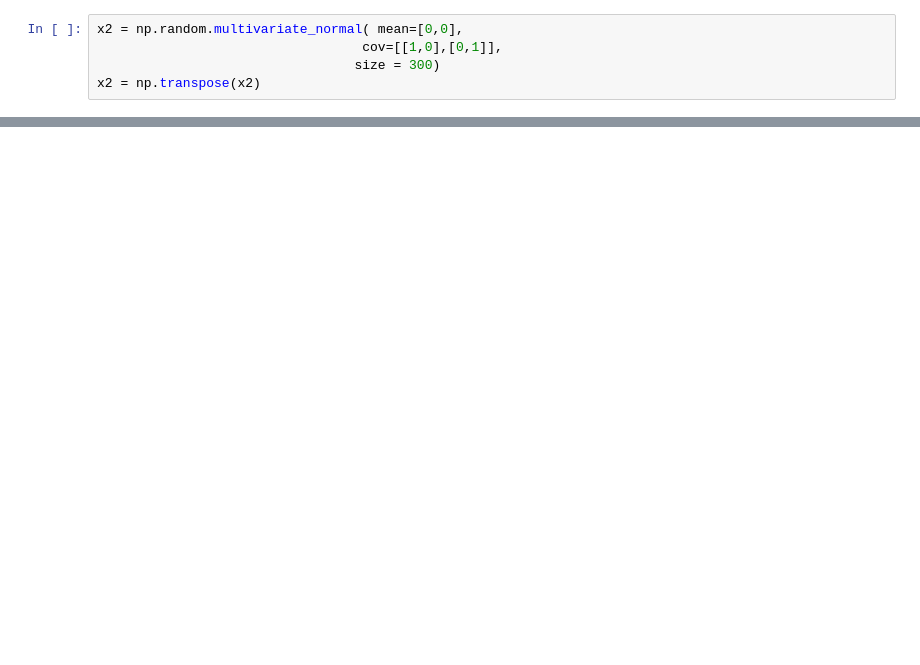
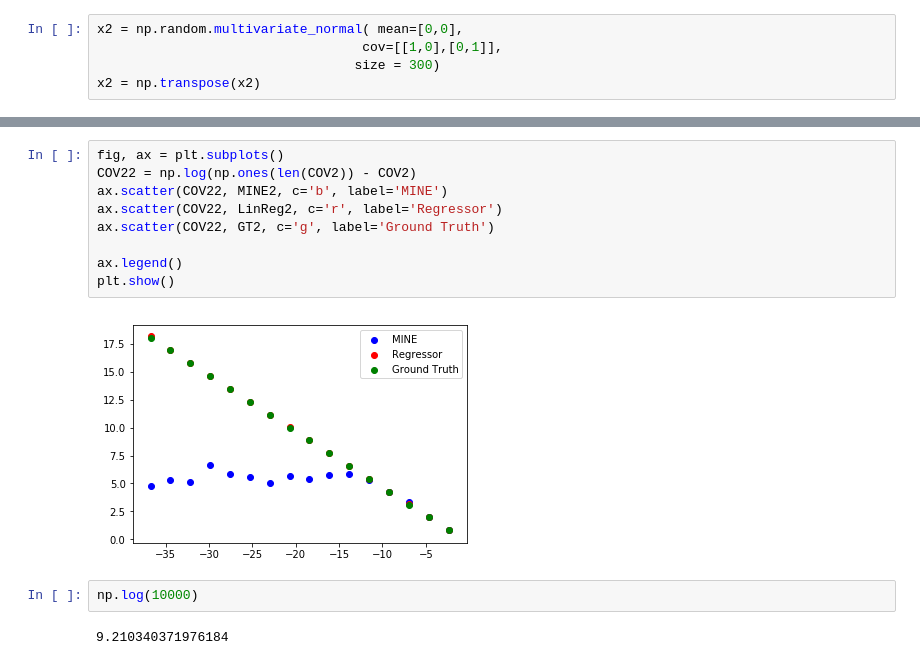
Before and after one commit to ThomasHuang168/EntropyEstimation, a Jupyter notebook: Mutual Information_Gaussian Distribution.ipynb, the cells around one changed output, grey strips where cells are left out. Drawn from its saved outputs; the diff is of its cells as text; blank space fills up the shorter version.

```diff
--- a/Mutual Information_Gaussian Distribution.ipynb
+++ b/Mutual Information_Gaussian Distribution.ipynb
@@ -176,0 +255,15 @@ plt.show()
+# %%
+fig, ax = plt.subplots()
+COV22 = np.log(np.ones(len(COV2)) - COV2)
+ax.scatter(COV22, MINE2, c='b', label='MINE')
+ax.scatter(COV22, LinReg2, c='r', label='Regressor')
+ax.scatter(COV22, GT2, c='g', label='Ground Truth')
+
+ax.legend()
+plt.show()
+# %% [output]
+[figure, added]
+# %%
+np.log(10000)
+# %% [output]
+9.210340371976184
```
Also changed, not shown: parts of 21 cells of this notebook, 2 other files.
